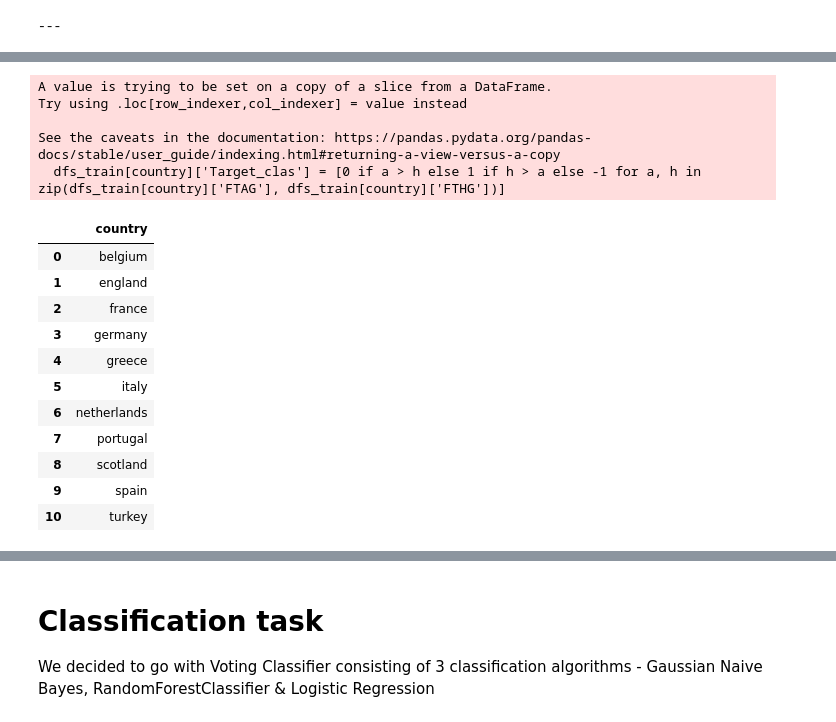
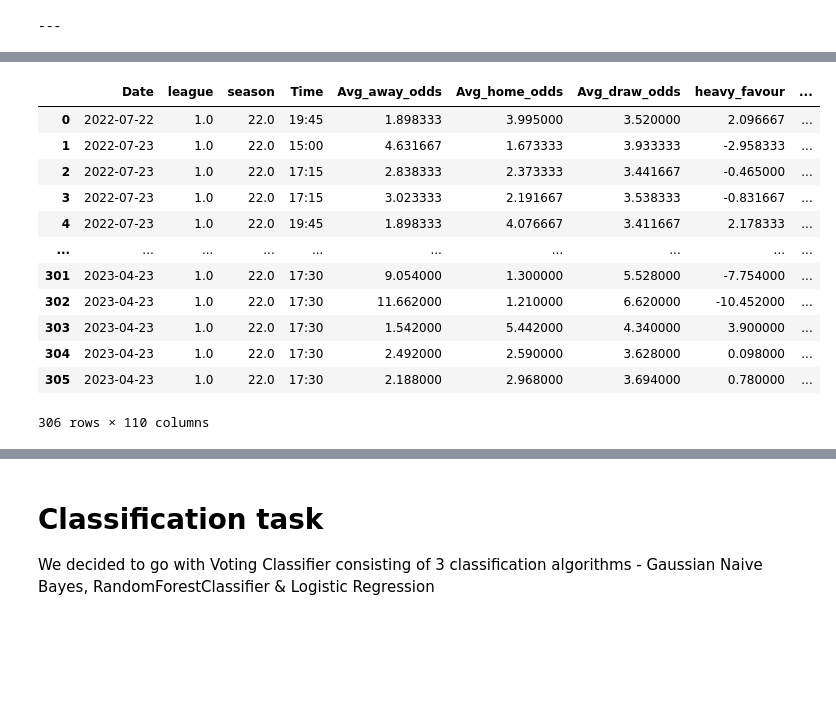
Before and after one commit to balooooooooo/machine-learning-2-coursework, a Jupyter notebook: models.ipynb, the cells around one changed output, grey strips where cells are left out. Cells and saved outputs as stored; diff of their text form; code cells hidden in the pictures; blank space fills up the shorter version.

```diff
--- a/models.ipynb
+++ b/models.ipynb
@@ -13,11 +15,21 @@ from sklearn.metrics import accuracy_score,f1_score
 # %%
 dfs_train = {}
 dfs_test = {}
+# %%
+def drop_columns_with_div(df):
+    # Get a list of columns containing "Div" in their name
+    div_cols = [col for col in df.columns if 'Div' in col]
+
+    # Drop the identified columns
+    df.drop(columns=div_cols, inplace=True)
+
+    return df
 # %%
 for root, directory, files in os.walk("data/train_preprocessed", topdown=False):
     if files:
         for file in files:
             dfs_train[file[:-4]] = pd.read_csv(f"{root}/{file}")
+            dfs_train[file[:-4]] = drop_columns_with_div(dfs_train[file[:-4]])
             try:
                 dfs_train[file[:-4]] = pd.get_dummies(dfs_train[file[:-4]], columns=["Avg_bookie_prediction"], prefix='Bookie_Prediction')
             except KeyError:
@@ -27,6 +39,7 @@ for root, directory, files in os.walk("data/test_preprocessed", topdown=False):
     if files:
         for file in files:
             dfs_test[file[:-4]] = pd.read_csv(f"{root}/{file}")
+            dfs_test[file[:-4]] = drop_columns_with_div(dfs_test[file[:-4]])
     try:
         dfs_test[file[:-4]] = pd.get_dummies(dfs_test[file[:-4]], columns=["Avg_bookie_prediction"], prefix='Bookie_Prediction')
     except KeyError:
@@ -63,4 +63,0 @@ Name: Bookie_Prediction_A, Length: 342, dtype: bool
-# %%
-df_test_y["Date"] = pd.to_datetime(df_test_y["Date"], format = '%d/%m/%Y', dayfirst=True)
-
-df_test_y.sort_values(by="Date", inplace=True, ascending=True)
@@ -93,6 +98,22 @@ def impute_nan_values(dfs):
         df.dropna(inplace=True)
 impute_nan_values(dfs_train)
 impute_nan_values(dfs_test)
+# %%
+dfs_test["df_belgium"]
+# %% [output]
+|  | Date | league | season | Time | Avg_away_odds | Avg_home_odds | Avg_draw_odds | heavy_favour | ... |
+| 0 | 2022-07-22 | 1.0 | 22.0 | 19:45 | 1.898333 | 3.995000 | 3.520000 | 2.096667 | ... |
+| 1 | 2022-07-23 | 1.0 | 22.0 | 15:00 | 4.631667 | 1.673333 | 3.933333 | -2.958333 | ... |
+| 2 | 2022-07-23 | 1.0 | 22.0 | 17:15 | 2.838333 | 2.373333 | 3.441667 | -0.465000 | ... |
+| 3 | 2022-07-23 | 1.0 | 22.0 | 17:15 | 3.023333 | 2.191667 | 3.538333 | -0.831667 | ... |
+| 4 | 2022-07-23 | 1.0 | 22.0 | 19:45 | 1.898333 | 4.076667 | 3.411667 | 2.178333 | ... |
+| ... | ... | ... | ... | ... | ... | ... | ... | ... | ... |
+| 301 | 2023-04-23 | 1.0 | 22.0 | 17:30 | 9.054000 | 1.300000 | 5.528000 | -7.754000 | ... |
+| 302 | 2023-04-23 | 1.0 | 22.0 | 17:30 | 11.662000 | 1.210000 | 6.620000 | -10.452000 | ... |
+| 303 | 2023-04-23 | 1.0 | 22.0 | 17:30 | 1.542000 | 5.442000 | 4.340000 | 3.900000 | ... |
+| 304 | 2023-04-23 | 1.0 | 22.0 | 17:30 | 2.492000 | 2.590000 | 3.628000 | 0.098000 | ... |
+| 305 | 2023-04-23 | 1.0 | 22.0 | 17:30 | 2.188000 | 2.968000 | 3.694000 | 0.780000 | ... |
+306 rows × 110 columns
 # %%
 # validation set
 dfs_valid_reg_X = {}
@@ -108,7 +129,7 @@ dfs_test_clas_y = {}
 dfs_test_reg_X = {}
 dfs_test_reg_y = {}
 
-cols_to_drop = ['FTHG', 'FTAG', 'MatchTeams', 'SameHomeTeam', 'Target', 'Target_regr', 'Target_clas', "Unnamed: 0", "index", "season"]
+cols_to_drop = ['FTHG', 'FTAG', 'MatchTeams', 'SameHomeTeam', 'Target', 'Target_regr', 'Target_clas', "Unnamed: 0", "index", "Date", "Time"]
 
 for country in dfs_train:
     dfs_train[country] =   dfs_train[country][dfs_train[country]["season"] > 17]
@@ -132,12 +153,6 @@ for country in dfs_test:
 
     dfs_test_clas_y[country[3:]] = dfs_test[country][dfs_test[country]["season"] != 21]["Target_clas"]
     dfs_test_clas_X[country[3:]] = dfs_test[country][dfs_test[country]["season"] != 21].drop(columns=cols_to_drop, errors='ignore')
-# %% [output]
-A value is trying to be set on a copy of a slice from a DataFrame.
-Try using .loc[row_indexer,col_indexer] = value instead
-
-See the caveats in the documentation: https://pandas.pydata.org/pandas-docs/stable/user_guide/indexing.html#returning-a-view-versus-a-copy
-  dfs_train[country]['Target_clas'] = [0 if a > h else 1 if h > a else -1 for a, h in zip(dfs_train[country]['FTAG'], dfs_train[country]['FTHG'])]
 # %%
 train_results = pd.DataFrame(columns=["country"])
 test_results = pd.DataFrame(columns=["country"])
@@ -147,15 +166,12 @@ test_results["country"] = dfs_train_clas_X.keys()
 # %%
-train_results
+scaler = MinMaxScaler()
+for country in dfs_train_clas_X.keys():
+    leagues[country] = dfs_test_clas_X[country]["league"]
+
+    # Identify numeric columns
+    numeric_columns = dfs_train_clas_X[country].select_dtypes(include=['number']).columns
+
+    # Scale only the numeric columns
+    dfs_train_clas_X[country][numeric_columns] = scaler.fit_transform(dfs_train_clas_X[country][numeric_columns])
+    dfs_valid_clas_X[country][numeric_columns] = scaler.transform(dfs_valid_clas_X[country][numeric_columns])
+    dfs_test_clas_X[country][numeric_columns] = scaler.transform(dfs_test_clas_X[country][numeric_columns])
-# %% [output]
-|  | country |
-| 0 | belgium |
-| 1 | england |
-| 2 | france |
-| 3 | germany |
-| 4 | greece |
-| 5 | italy |
-| 6 | netherlands |
-| 7 | portugal |
-| 8 | scotland |
-| 9 | spain |
-| 10 | turkey |
```
Also changed, not shown: parts of 18 cells of this notebook, 1 other file.
